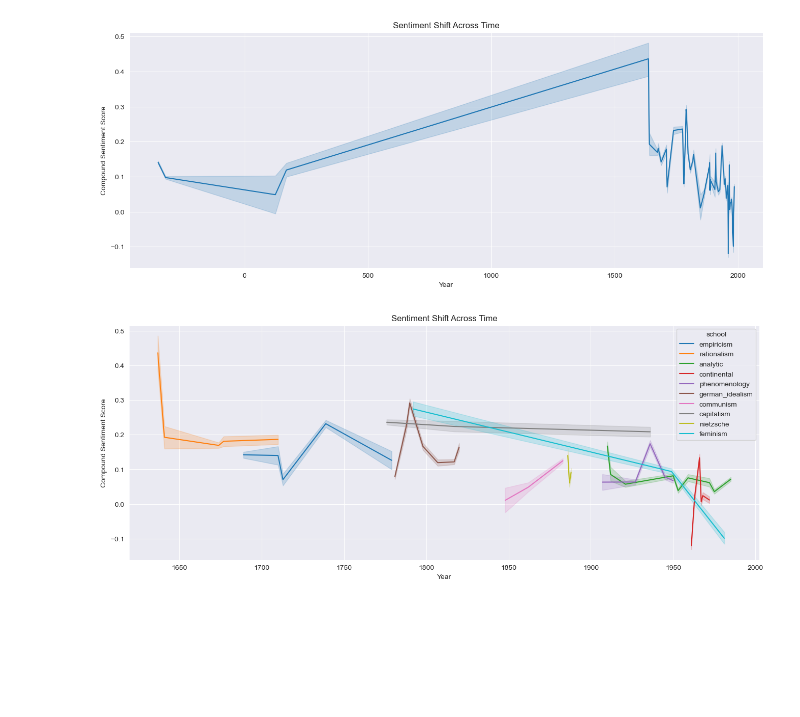
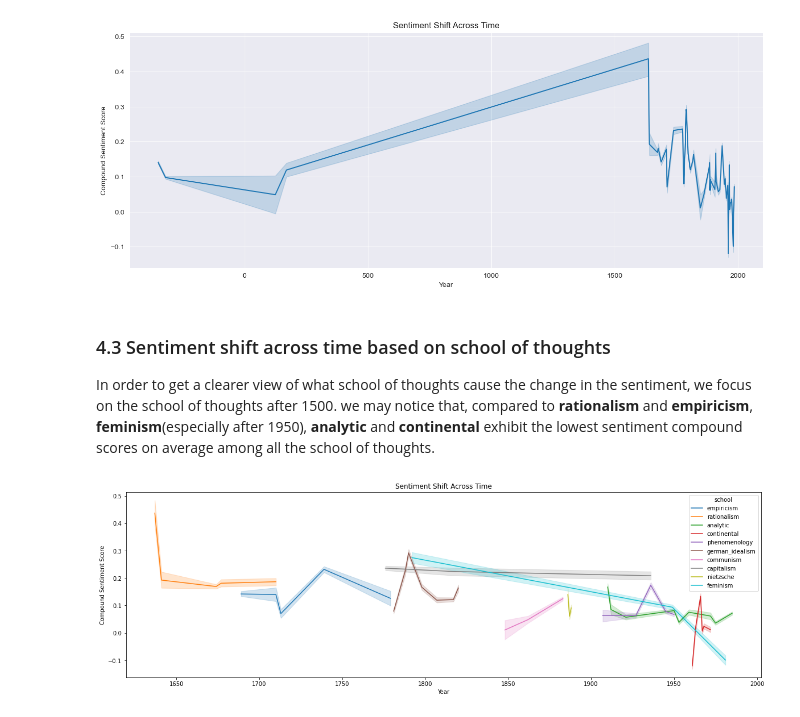
Before and after one commit to Enzoherewj/Philosophical-texts-data-analysis, a Jupyter notebook: doc/project_1.ipynb, the cells around one changed output. Cells and saved outputs as stored; diff of their text form; code cells hidden in the pictures; blank space fills up the shorter version.

```diff
--- a/doc/project_1.ipynb
+++ b/doc/project_1.ipynb
@@ -74,4 +74,6 @@ Delete unnecessary columns for this analysis and save the preprocessed dataset.
 df.drop(columns=['sentence_spacy','corpus_edition_date','sentiment_scores', 'lemmatized_str', 'sentence_lowered'], inplace=True)
 df.to_csv("preprocessed_df.csv")
 df = pd.read_csv("preprocessed_df.csv")
+# %%
+df = pd.read_csv("preprocessed_df.csv")
 # %% [markdown]
@@ -150,0 +175,23 @@ plt.show()
+# %%
+# text analysis
+
+
+#Flatten the list of tokens into a single list
+# ast.literal_eval convert a list in the form of string into a actual list
+df['tokenized_txt'] = df['tokenized_txt'].apply(lambda x: ast.literal_eval(x))
+
+all_tokens = [token for tokens in df['tokenized_txt'] for token in tokens]
+
+# Remove stop words from the tokenized text
+stop_words = set(stopwords.words("english"))
+all_tokens = [token for token in all_tokens if token.lower() not in stop_words]
+
+# Plot the word frequency distribution
+fd = FreqDist(all_tokens)
+plt.figure(figsize=(16,6))
+fd.plot(30, cumulative=False, title='Word Frequency Distribution')
+
+
+# print unique words
+num_unique_words = len(set(all_tokens))
+print(f"Number of unique words: {num_unique_words}")
@@ -182,16 +254,21 @@ plt.title('Sentiment Shift Across Time')
 plt.show()
 # %% [output]
 [figure]
+# %% [markdown]
+### 4.3 Sentiment shift across time based on school of thoughts
+
+
+In order to get a clearer view of what school of thoughts cause the change in the sentiment, we focus on the school of thoughts after 1500. we may notice that, compared to **rationalism** and **empiricism**, **feminism**(especially after 1950), **analytic** and **continental** exhibit the lowest sentiment compound scores on average among all the school of thoughts.
 # %%
-# polt of sentiment shift across time based on school of thoughts
+# plot of sentiment shift across time based on school of thoughts
 plt.figure(figsize=(16,6))
-sns.lineplot(x='original_publication_date', y='compound_sent_score', hue = 'school', data=df[df['original_publication_date'] >=1000])
+sns.lineplot(x='original_publication_date', y='compound_sent_score', hue = 'school', data=df[df['original_publication_date'] >=1500])
 
 plt.xlabel('Year')
 plt.ylabel('Compound Sentiment Score')
 # plt.ticklabel_format(useOffset=False)
 plt.title('Sentiment Shift Across Time')
 
 plt.show()
 # %% [output]
-[figure, old version]
+[figure, new version]
```
Also changed, not shown: parts of 31 cells of this notebook.
